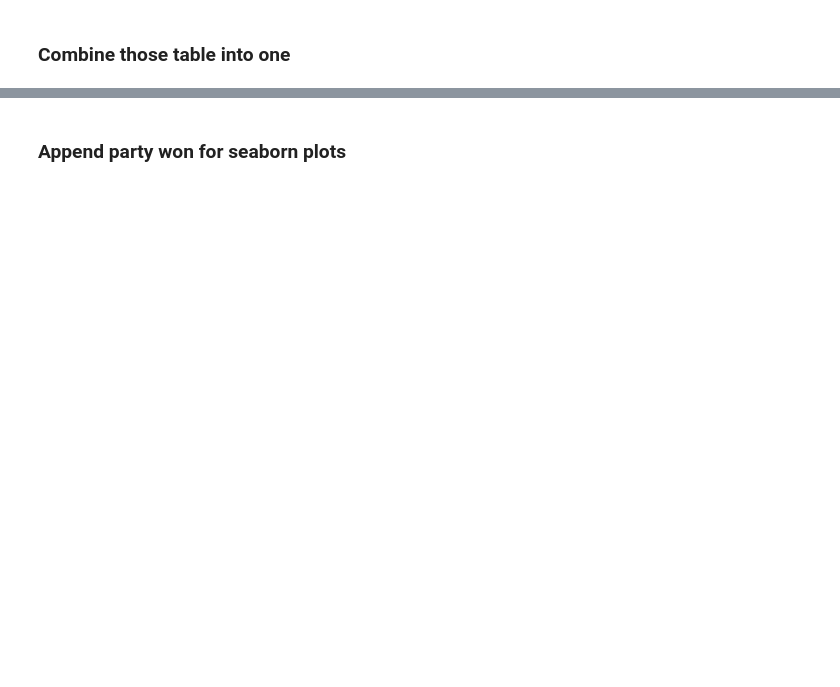
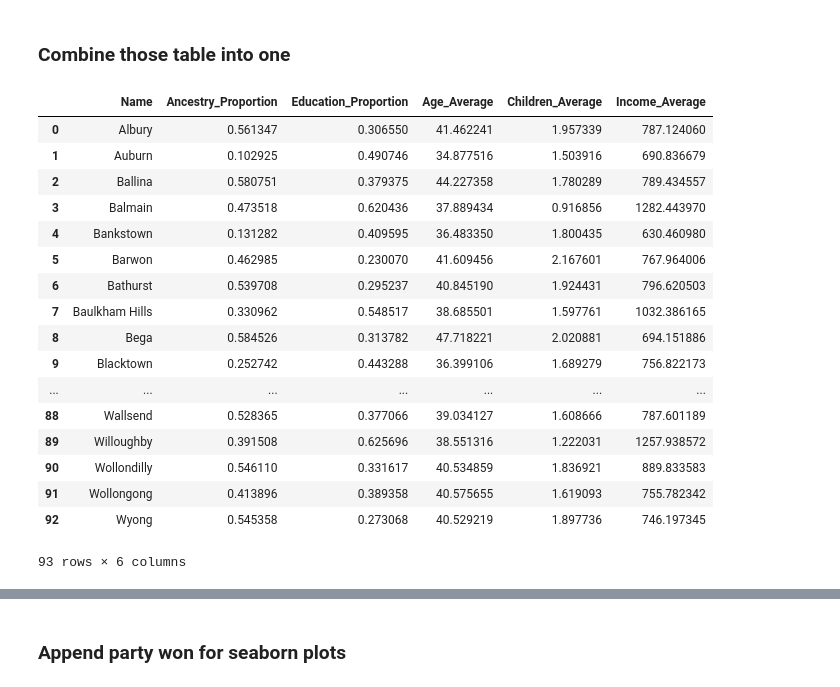
Before and after one commit to garyliu427/data-science-project-2019, a Jupyter notebook: Group Assignment Working notebook.ipynb, the cells around one changed output, grey strips where cells are left out. Drawn from its saved outputs; the diff is of its cells as text; code cells hidden in the pictures; blank space fills up the shorter version.

```diff
--- a/Group Assignment Working notebook.ipynb
+++ b/Group Assignment Working notebook.ipynb
@@ -336,0 +488,21 @@ SyntaxError: invalid syntax (<ipython-input-318-e55e1649e305>, line 5)
+# %%
+df_final
+# %% [output]
+|  | Name | Ancestry_Proportion | Education_Proportion | Age_Average | Children_Average | Income_Average |
+| 0 | Albury | 0.561347 | 0.306550 | 41.462241 | 1.957339 | 787.124060 |
+| 1 | Auburn | 0.102925 | 0.490746 | 34.877516 | 1.503916 | 690.836679 |
+| 2 | Ballina | 0.580751 | 0.379375 | 44.227358 | 1.780289 | 789.434557 |
+| 3 | Balmain | 0.473518 | 0.620436 | 37.889434 | 0.916856 | 1282.443970 |
+| 4 | Bankstown | 0.131282 | 0.409595 | 36.483350 | 1.800435 | 630.460980 |
+| 5 | Barwon | 0.462985 | 0.230070 | 41.609456 | 2.167601 | 767.964006 |
+| 6 | Bathurst | 0.539708 | 0.295237 | 40.845190 | 1.924431 | 796.620503 |
+| 7 | Baulkham Hills | 0.330962 | 0.548517 | 38.685501 | 1.597761 | 1032.386165 |
+| 8 | Bega | 0.584526 | 0.313782 | 47.718221 | 2.020881 | 694.151886 |
+| 9 | Blacktown | 0.252742 | 0.443288 | 36.399106 | 1.689279 | 756.822173 |
+| ... | ... | ... | ... | ... | ... | ... |
+| 88 | Wallsend | 0.528365 | 0.377066 | 39.034127 | 1.608666 | 787.601189 |
+| 89 | Willoughby | 0.391508 | 0.625696 | 38.551316 | 1.222031 | 1257.938572 |
+| 90 | Wollondilly | 0.546110 | 0.331617 | 40.534859 | 1.836921 | 889.833583 |
+| 91 | Wollongong | 0.413896 | 0.389358 | 40.575655 | 1.619093 | 755.782342 |
+| 92 | Wyong | 0.545358 | 0.273068 | 40.529219 | 1.897736 | 746.197345 |
+93 rows × 6 columns
```
Also changed, not shown: parts of 60 cells of this notebook.
